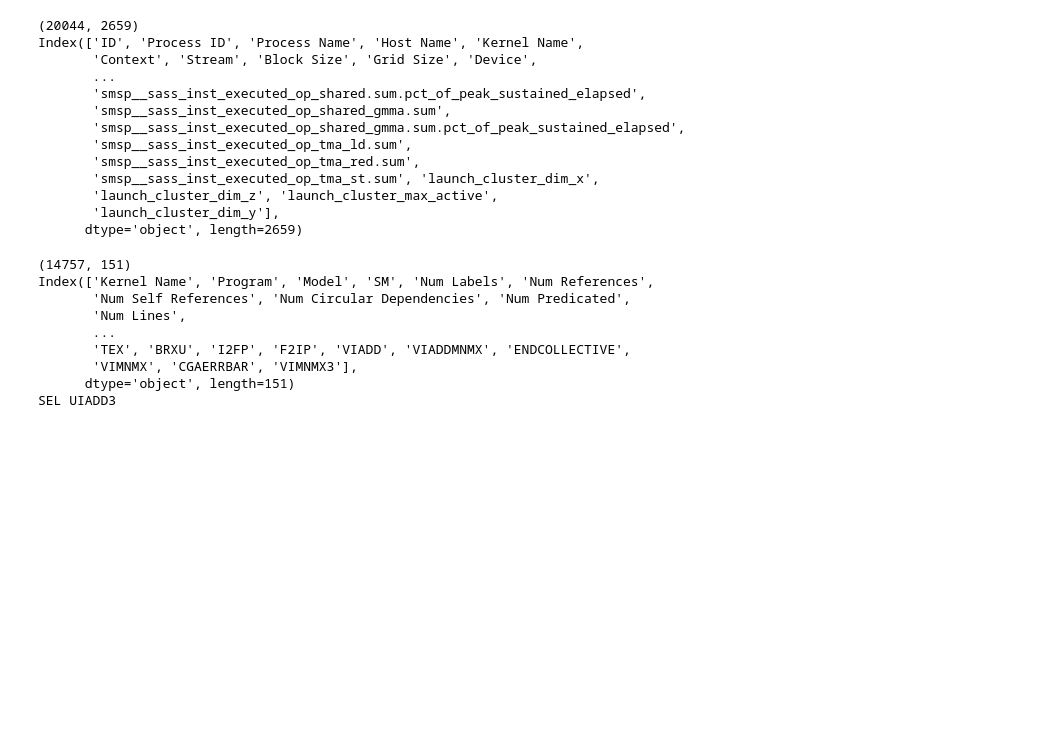
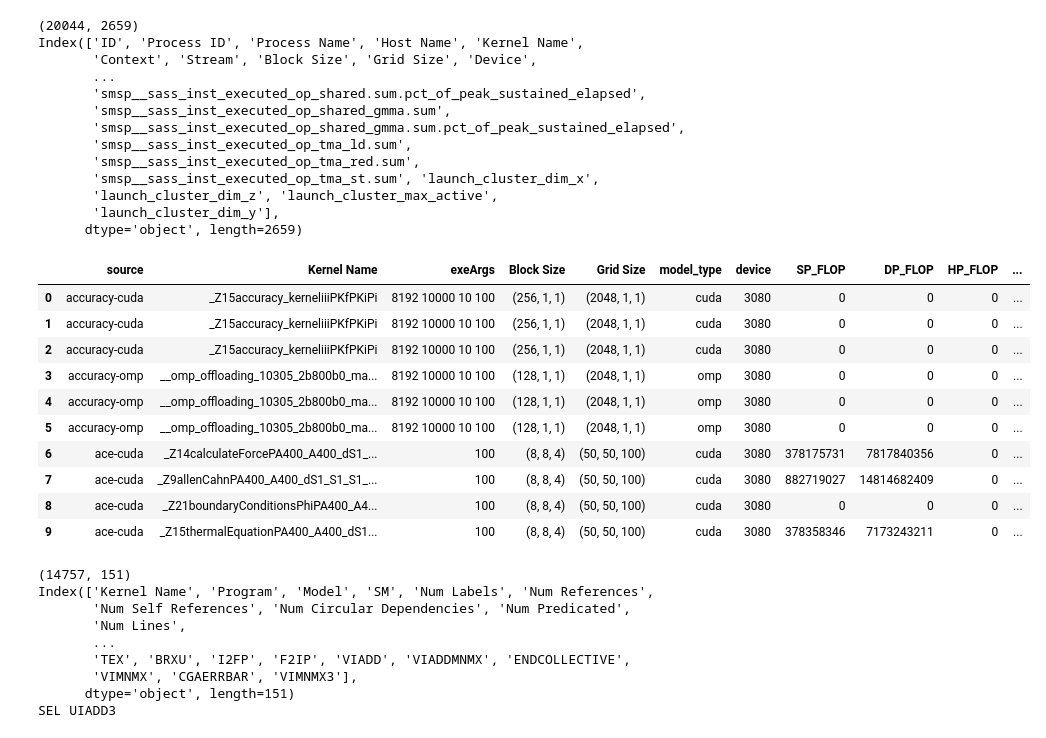
Before and after one commit to FLOPBench/SC26FLOPBench, a Jupyter notebook: cuda-profiling/collected-data/add_imix_data_to_perf_cntr_data.ipynb, the cells around one changed output. Saved outputs shown, nothing was run; the diff lists cells and outputs as text; code cells hidden in the pictures; blank space fills up the shorter version.

```diff
--- a/cuda-profiling/collected-data/add_imix_data_to_perf_cntr_data.ipynb
+++ b/cuda-profiling/collected-data/add_imix_data_to_perf_cntr_data.ipynb
@@ -25,6 +25,9 @@ from os import path
 
 
 from sass_helper import *
+
+pd.set_option('display.max_columns', 50)
+pd.set_option('display.max_rows', 100)
 # %%
 # kernel key and metrics
 key_cols = ['source', 'Kernel Name', 'exeArgs', 'Block Size', 'Grid Size', 'model_type']
@@ -77,6 +80,20 @@ Index(['ID', 'Process ID', 'Process Name', 'Host Name', 'Kernel Name',
        'launch_cluster_dim_z', 'launch_cluster_max_active',
        'launch_cluster_dim_y'],
       dtype='object', length=2659)
+# %%
+display(df[all_cols].head(10))
+# %% [output]
+|  | source | Kernel Name | exeArgs | Block Size | Grid Size | model_type | device | SP_FLOP | DP_FLOP | HP_FLOP | ... |
+| 0 | accuracy-cuda | _Z15accuracy_kerneliiiPKfPKiPi | 8192 10000 10 100 | (256, 1, 1) | (2048, 1, 1) | cuda | 3080 | 0 | 0 | 0 | ... |
+| 1 | accuracy-cuda | _Z15accuracy_kerneliiiPKfPKiPi | 8192 10000 10 100 | (256, 1, 1) | (2048, 1, 1) | cuda | 3080 | 0 | 0 | 0 | ... |
+| 2 | accuracy-cuda | _Z15accuracy_kerneliiiPKfPKiPi | 8192 10000 10 100 | (256, 1, 1) | (2048, 1, 1) | cuda | 3080 | 0 | 0 | 0 | ... |
+| 3 | accuracy-omp | __omp_offloading_10305_2b800b0_ma... | 8192 10000 10 100 | (128, 1, 1) | (2048, 1, 1) | omp | 3080 | 0 | 0 | 0 | ... |
+| 4 | accuracy-omp | __omp_offloading_10305_2b800b0_ma... | 8192 10000 10 100 | (128, 1, 1) | (2048, 1, 1) | omp | 3080 | 0 | 0 | 0 | ... |
+| 5 | accuracy-omp | __omp_offloading_10305_2b800b0_ma... | 8192 10000 10 100 | (128, 1, 1) | (2048, 1, 1) | omp | 3080 | 0 | 0 | 0 | ... |
+| 6 | ace-cuda | _Z14calculateForcePA400_A400_dS1_... | 100 | (8, 8, 4) | (50, 50, 100) | cuda | 3080 | 378175731 | 7817840356 | 0 | ... |
+| 7 | ace-cuda | _Z9allenCahnPA400_A400_dS1_S1_S1_... | 100 | (8, 8, 4) | (50, 50, 100) | cuda | 3080 | 882719027 | 14814682409 | 0 | ... |
+| 8 | ace-cuda | _Z21boundaryConditionsPhiPA400_A4... | 100 | (8, 8, 4) | (50, 50, 100) | cuda | 3080 | 0 | 0 | 0 | ... |
+| 9 | ace-cuda | _Z15thermalEquationPA400_A400_dS1... | 100 | (8, 8, 4) | (50, 50, 100) | cuda | 3080 | 378358346 | 7173243211 | 0 | ... |
 # %%
 sass = pd.read_csv('imix_data.csv', low_memory=False)
 print(sass.shape)
```
Also changed, not shown: parts of 32 cells of this notebook, 1 other file.
